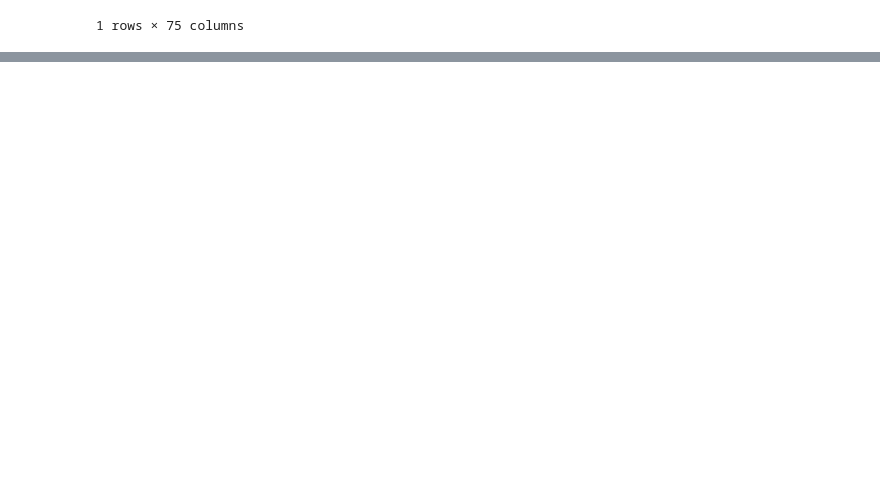
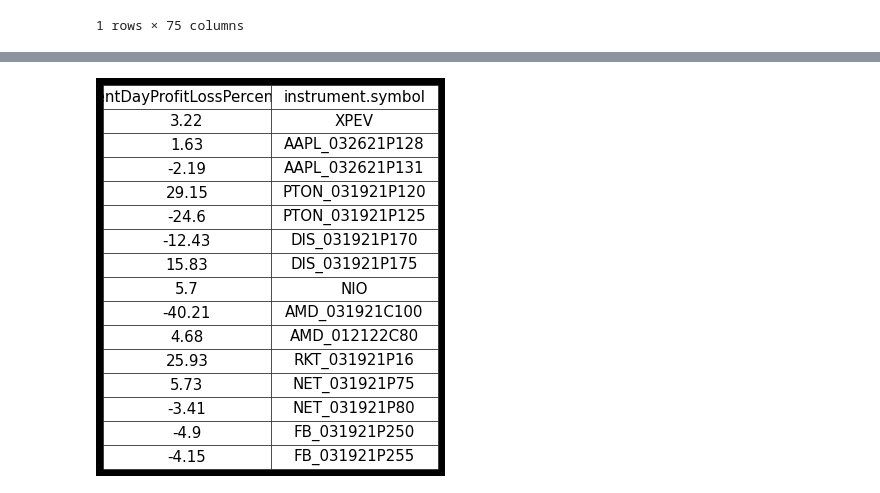
Before and after one commit to zachlim98/BeatingEnDUS, a Jupyter notebook: Account Tracking/tdaAPI2/DailyEmail.ipynb, the cells around one changed output, grey strips where cells are left out. Drawn from its saved outputs; the diff is of its cells as text; code cells hidden in the pictures; blank space fills up the shorter version.

```diff
--- a/Account Tracking/tdaAPI2/DailyEmail.ipynb
+++ b/Account Tracking/tdaAPI2/DailyEmail.ipynb
@@ -32,7 +24,7 @@ import pandas as pd
 # %%
 dictd = data[0]
 # %%
-df = pd.json_normalize(dictd)
+df = pd.json_normalize(data[0])
 # %%
 account_dataframes = []
 for accountId, value in dictd.items():
@@ -101,0 +42,4 @@ c.exerciceProbability
+# %%
+raw_positions = pd.json_normalize(df["securitiesAccount.positions"][0])
+# %%
+posit = raw_positions[["currentDayProfitLossPercentage", "instrument.symbol"]]
@@ -101,0 +64,23 @@ c.exerciceProbability
+# %%
+def save_as_table(colname, dataset, colwdith, savename):
+    colLabels=colname
+    nrows, ncols = len(dataset)+1, len(colLabels)
+    hcell, wcell = 0.3, 2.5
+    hpad, wpad = 0, 0
+    fig=plt.figure(figsize=(ncols*wcell+wpad, nrows*hcell+hpad))
+    ax = fig.add_subplot(111)
+    ax.axis('off')
+    #do the table
+    the_table = ax.table(cellText=dataset,
+            colLabels=colLabels,
+            loc='center',
+            cellLoc='center',
+            colWidths=colwdith)
+    the_table.auto_set_font_size(False)
+    the_table.set_fontsize(15)
+    the_table.scale(1.2,2)
+    plt.savefig(savename, bbox_inches="tight", orientation="landscape", dpi=300)
+# %%
+save_as_table((list(posit.columns)),posit_list,[0.5,0.5],"positions.png")
+# %% [output]
+[figure, added]
```
Also changed, not shown: parts of 68 cells of this notebook, 12 other files.
